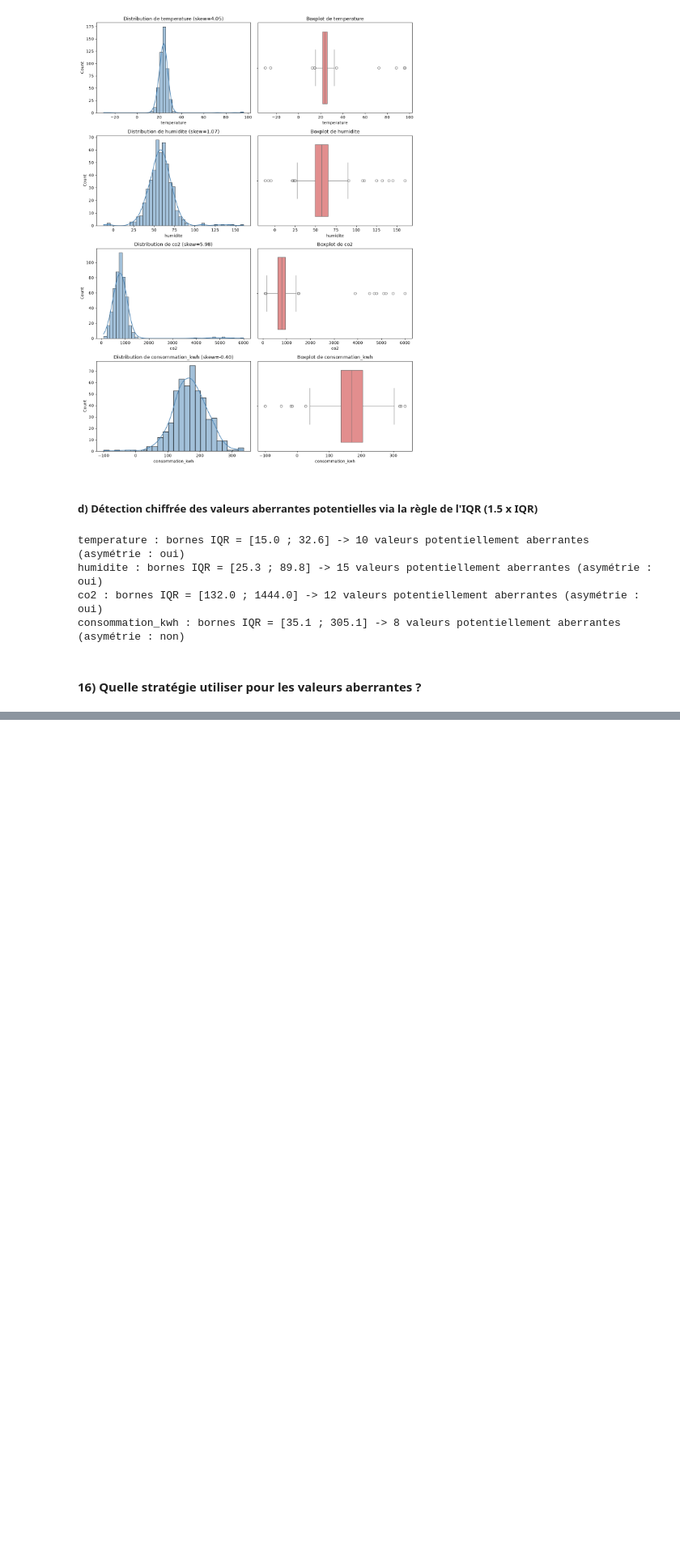
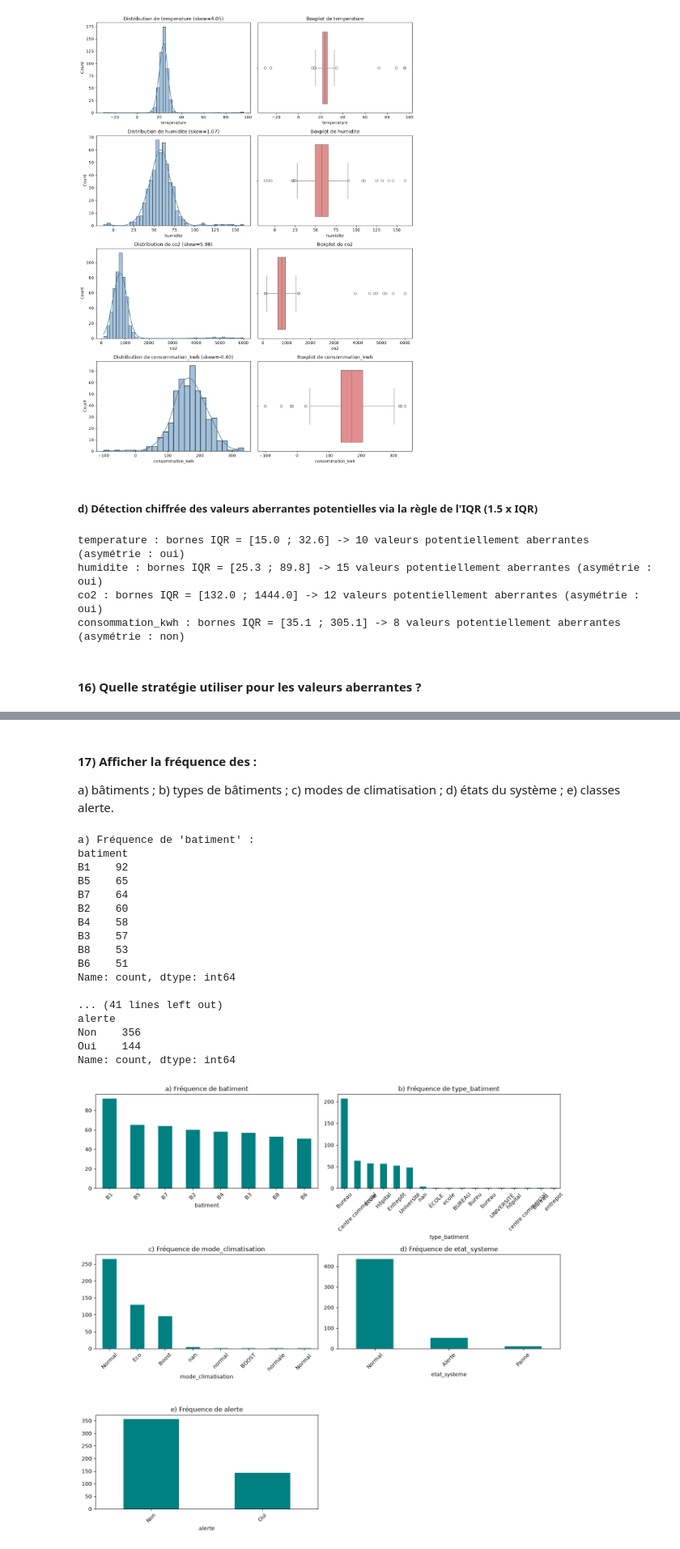
Before and after one commit to DIOPBARHAM/atelier_prepa_donnees_tab, a Jupyter notebook: notebooks/atelier_prepa_donnees_tab.ipynb, the cells around one changed output, grey strips where cells are left out. Shown at 81% size. Saved outputs shown, nothing was run; the diff lists cells and outputs as text; code cells hidden in the pictures; blank space fills up the shorter version.

Commit message:
Partie 1 – Explorer les données 17) Afficher la fréquence des : a) bâtiments ; b) types de bâtiments ; c) modes de climatisation ; d) états du système ; e) classes alerte.

```diff
--- a/notebooks/atelier_prepa_donnees_tab.ipynb
+++ b/notebooks/atelier_prepa_donnees_tab.ipynb
@@ -473,0 +471,47 @@ manifestes en Question 12):
+# %% [markdown]
+#### 17) Afficher la fréquence des :
+a) bâtiments ;
+b) types de bâtiments ;
+c) modes de climatisation ;
+d) états du système ;
+e) classes alerte.
+# %%
+cols_frequence = {
+    "a": "batiment",
+    "b": "type_batiment",
+    "c": "mode_climatisation",
+    "d": "etat_systeme",
+    "e": "alerte",
+}
+
+fig, axes = plt.subplots(3, 2, figsize=(13, 12))
+axes = axes.flatten()
+for ax, (lettre, col) in zip(axes, cols_frequence.items()):
+    counts = df_clean[col].value_counts(dropna=False)
+    print(f"{lettre}) Fréquence de '{col}' :")
+    print(counts, "\n")
+    counts.plot(kind="bar", ax=ax, color="teal")
+    ax.set_title(f"{lettre}) Fréquence de {col}")
+    ax.tick_params(axis="x", rotation=45)
+axes[-1].axis("off")
+plt.tight_layout()
+plt.show()
+# %% [output]
+a) Fréquence de 'batiment' :
+batiment
+B1    92
+B5    65
+B7    64
+B2    60
+B4    58
+B3    57
+B8    53
+B6    51
+Name: count, dtype: int64
+
+... (41 lines left out)
+alerte
+Non    356
+Oui    144
+Name: count, dtype: int64
+[figure, added]
```
Also changed, not shown: parts of 1 cell of this notebook.
